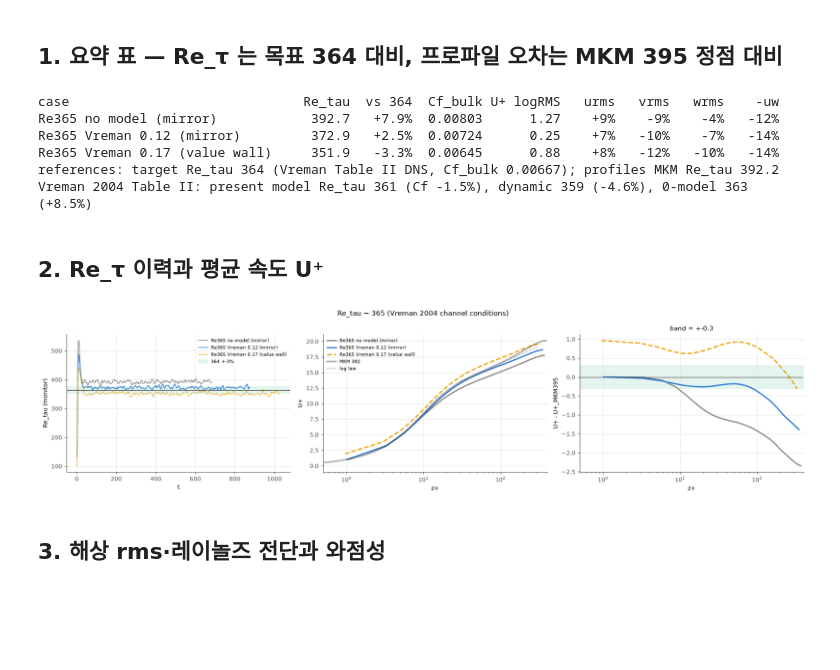
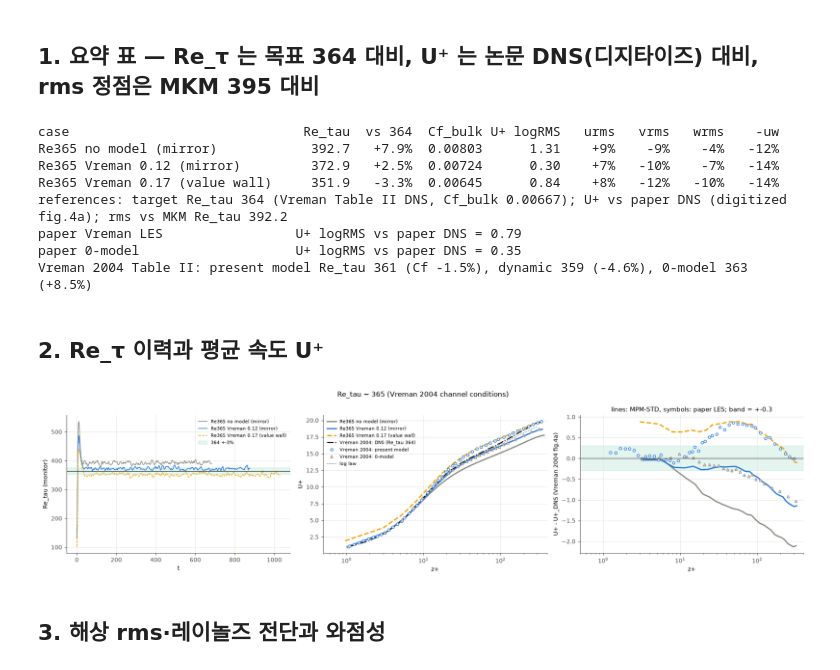
Before and after one commit to dontempty/MPM-STD_C, a Jupyter notebook: apps/channel/plot/plot_les.ipynb, the cells around one changed output. Saved outputs shown, nothing was run; the diff lists cells and outputs as text; code cells hidden in the pictures; blank space fills up the shorter version.

```diff
--- a/apps/channel/plot/plot_les.ipynb
+++ b/apps/channel/plot/plot_les.ipynb
@@ -57,7 +58,7 @@ def read_monitor(path):
     d = np.array(rows)
     return dict(step=d[:, 0], time=d[:, 1], re_tau=d[:, 6])
 # %% [markdown]
-## 1. 요약 표 — Re_τ 는 목표 364 대비, 프로파일 오차는 MKM 395 정점 대비
+## 1. 요약 표 — Re_τ 는 목표 364 대비, U⁺ 는 논문 DNS(디지타이즈) 대비, rms 정점은 MKM 395 대비
 # %%
 RE365_TARGET = 364.0
 CASES_365 = [
@@ -78,45 +79,66 @@ mkm395 = dict(zp=mean395[:, 1], Up=mean395[:, 2], urms=np.sqrt(fluc395[:, 2]), w
               vrms=np.sqrt(fluc395[:, 4]), uw=-fluc395[:, 5])                                                 # MKM w = 스팬 → 우리 v
 RE_395 = float(mean395[-1, 1] / mean395[-1, 0])
 
+# Vreman (2004) fig.4(a) 평균 속도 디지타이즈 (사용자 제공, 2026-10-20): 열 = y+, U+
+def read_digitized(name):
+    a = np.loadtxt(f"{HERE}/{name}", delimiter=","); a = a[np.argsort(a[:, 0])]
+    return dict(zp=a[:, 0], Up=a[:, 1])
+paper = {"DNS": read_digitized("365_DNS_mean.csv"),           # Hu & Sandham DNS (Re_tau 364)
+         "model": read_digitized("365_model_mean.csv"),       # Vreman 모델 LES
+         "nomodel": read_digitized("365_nomodel_mean.csv")}   # 0-model (모델 없음)
+def paper_dns_U(zp):  # 로그 y+ 축 보간 (디지타이즈 점 범위 밖은 nan)
+    z = paper["DNS"]["zp"]
+    return np.where((zp >= z[0]) & (zp <= z[-1]), np.interp(np.log(zp), np.log(z), paper["DNS"]["Up"]), np.nan)
+
 # 요약 표 — Re_τ 는 목표 364 대비, 프로파일은 MKM 395 대비
 print(f"{'case':<32} {'Re_tau':>7} {'vs 364':>7} {'Cf_bulk':>8} {'U+ logRMS':>9} {'urms':>6} {'vrms':>6} {'wrms':>6} {'-uw':>6}")
 for r in runs365:
     p = r["prof"]; re_tau = r["meta"]["Re_tau"]; ut = r["meta"]["u_tau"]
     mask = (p["zp"] > 30) & (p["zp"] < 0.3 * re_tau)
-    log_rms = float(np.sqrt(np.mean((p["Up"][mask] - np.interp(p["zp"][mask], mkm395["zp"], mkm395["Up"])) ** 2)))
+    log_rms = float(np.sqrt(np.nanmean((p["Up"][mask] - paper_dns_U(p["zp"][mask])) ** 2)))   # 평균 속도는 논문 DNS(디지타이즈) 대비
     pk = {k: 100 * (p[k].max() / mkm395[k].max() - 1) for k in ("urms", "vrms", "wrms", "uw")}
     r["m365"] = dict(re=re_tau, log_rms=log_rms, peak=pk)
     print(f"{r['label']:<32} {re_tau:7.1f} {100*(re_tau/RE365_TARGET-1):+6.1f}% {2*ut**2:8.5f} {log_rms:9.2f} "
           f"{pk['urms']:+5.0f}% {pk['vrms']:+5.0f}% {pk['wrms']:+5.0f}% {pk['uw']:+5.0f}%")
-print(f"references: target Re_tau {RE365_TARGET:.0f} (Vreman Table II DNS, Cf_bulk 0.00667); profiles MKM Re_tau {RE_395:.1f}")
+print(f"references: target Re_tau {RE365_TARGET:.0f} (Vreman Table II DNS, Cf_bulk 0.00667); U+ vs paper DNS (digitized fig.4a); rms vs MKM Re_tau {RE_395:.1f}")
+for key, label in (("model", "paper Vreman LES"), ("nomodel", "paper 0-model")):   # 논문 LES 의 같은 지표 (디지타이즈 오차 포함)
+    q = paper[key]; m = (q["zp"] > 30) & (q["zp"] < 0.3 * RE365_TARGET)
+    print(f"{label:<32} U+ logRMS vs paper DNS = {np.sqrt(np.nanmean((q['Up'][m] - paper_dns_U(q['zp'][m])) ** 2)):.2f}")
 print("Vreman 2004 Table II: present model Re_tau 361 (Cf -1.5%), dynamic 359 (-4.6%), 0-model 363 (+8.5%)")
 # %% [output]
 case                              Re_tau  vs 364  Cf_bulk U+ logRMS   urms   vrms   wrms    -uw
-Re365 no model (mirror)            392.7   +7.9%  0.00803      1.27    +9%    -9%    -4%   -12%
-Re365 Vreman 0.12 (mirror)         372.9   +2.5%  0.00724      0.25    +7%   -10%    -7%   -14%
-Re365 Vreman 0.17 (value wall)     351.9   -3.3%  0.00645      0.88    +8%   -12%   -10%   -14%
-references: target Re_tau 364 (Vreman Table II DNS, Cf_bulk 0.00667); profiles MKM Re_tau 392.2
+Re365 no model (mirror)            392.7   +7.9%  0.00803      1.31    +9%    -9%    -4%   -12%
+Re365 Vreman 0.12 (mirror)         372.9   +2.5%  0.00724      0.30    +7%   -10%    -7%   -14%
+Re365 Vreman 0.17 (value wall)     351.9   -3.3%  0.00645      0.84    +8%   -12%   -10%   -14%
+references: target Re_tau 364 (Vreman Table II DNS, Cf_bulk 0.00667); U+ vs paper DNS (digitized fig.4a); rms vs MKM Re_tau 392.2
+paper Vreman LES                 U+ logRMS vs paper DNS = 0.79
+paper 0-model                    U+ logRMS vs paper DNS = 0.35
 Vreman 2004 Table II: present model Re_tau 361 (Cf -1.5%), dynamic 359 (-4.6%), 0-model 363 (+8.5%)
 # %% [markdown]
 ## 2. Re_τ 이력과 평균 속도 U⁺
 # %%
 # 그림 1: Re_τ 이력 + U⁺ + U⁺ 차이
 figure, axes = plt.subplots(1, 3, figsize=(17, 4.2))
 for r in runs365:
     st = dict(color=MODEL_COLOR[r["model"]], ls=r["ls"])
     if r["monitor"] is not None: axes[0].plot(r["monitor"]["time"], r["monitor"]["re_tau"], lw=1.1, label=r["label"], **st)
     axes[1].semilogx(r["prof"]["zp"], r["prof"]["Up"], label=r["label"], **st)
-    axes[2].semilogx(r["prof"]["zp"], r["prof"]["Up"] - np.interp(r["prof"]["zp"], mkm395["zp"], mkm395["Up"]), **st)
+    axes[2].semilogx(r["prof"]["zp"], r["prof"]["Up"] - paper_dns_U(r["prof"]["zp"]), **st)
 axes[0].axhspan(RE365_TARGET * 0.97, RE365_TARGET * 1.03, color="#1baf7a", alpha=0.12, label="364 +-3%")
 axes[0].axhline(RE365_TARGET, color=INK, lw=0.8); axes[0].set_xlabel("t"); axes[0].set_ylabel("Re_tau (monitor)"); axes[0].legend(fontsize=7)
-axes[1].semilogx(mkm395["zp"], mkm395["Up"], color=INK, lw=2.6, alpha=0.3, label=f"MKM {RE_395:.0f}")
+axes[1].semilogx(paper["DNS"]["zp"], paper["DNS"]["Up"], color=INK, lw=1.6, ls="-.", label="Vreman 2004: DNS (Re_tau 364)")
+axes[1].semilogx(paper["model"]["zp"], paper["model"]["Up"], "o", ms=4, mfc="white", color=MODEL_COLOR["vreman"], label="Vreman 2004: present model")
+axes[1].semilogx(paper["nomodel"]["zp"], paper["nomodel"]["Up"], "^", ms=4, mfc="white", color=MODEL_COLOR["none"], label="Vreman 2004: 0-model")
+for key, color, mk in (("model", MODEL_COLOR["vreman"], "o"), ("nomodel", MODEL_COLOR["none"], "^")):
+    q = paper[key]; axes[2].semilogx(q["zp"], q["Up"] - paper_dns_U(q["zp"]), mk, ms=4, mfc="white", color=color, ls="none")
 zl = np.linspace(30, 300, 30); axes[1].semilogx(zl, np.log(zl) / 0.41 + 5.2, color=MUTED, lw=1, ls=":", label="log law")
 axes[1].set_xlim(0.5, 400); axes[1].set_xlabel("z+"); axes[1].set_ylabel("U+"); axes[1].legend(fontsize=7)
 axes[2].axhspan(-0.3, 0.3, color="#1baf7a", alpha=0.12); axes[2].axhline(0, color=INK, lw=0.6)
-axes[2].set_xlim(0.5, 400); axes[2].set_xlabel("z+"); axes[2].set_ylabel("U+ - U+_MKM395"); axes[2].set_title("band = +-0.3")
+axes[2].set_xlim(0.5, 400); axes[2].set_xlabel("z+"); axes[2].set_ylabel("U+ - U+_DNS (Vreman 2004 fig.4a)")
+axes[2].set_title("lines: MPM-STD, symbols: paper LES; band = +-0.3")
 figure.suptitle("Re_tau ~ 365 (Vreman 2004 channel conditions)"); figure.tight_layout(); plt.show()
 # %% [output]
-[figure, old version]
+[figure, new version]
 # %% [markdown]
 ## 3. 해상 rms·레이놀즈 전단과 와점성
 # %%
```
Also changed, not shown: parts of 1 cell of this notebook, 3 other files.
